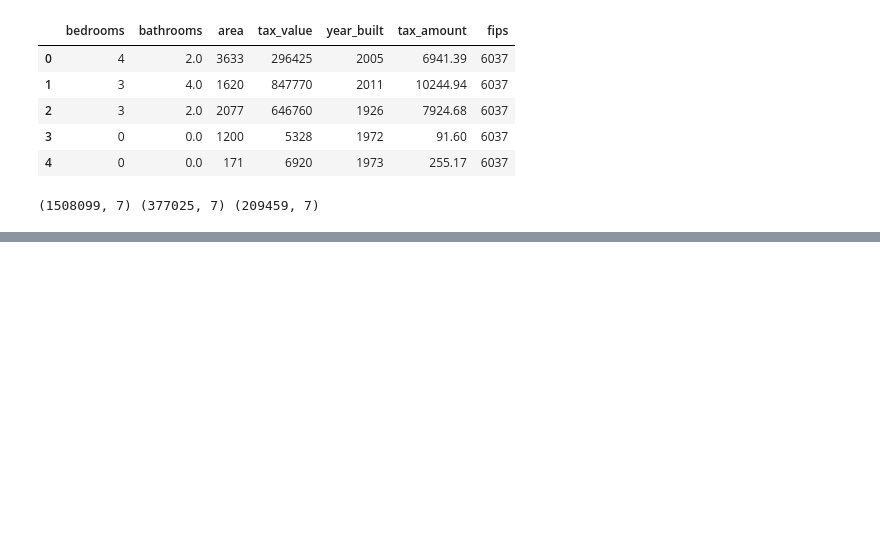
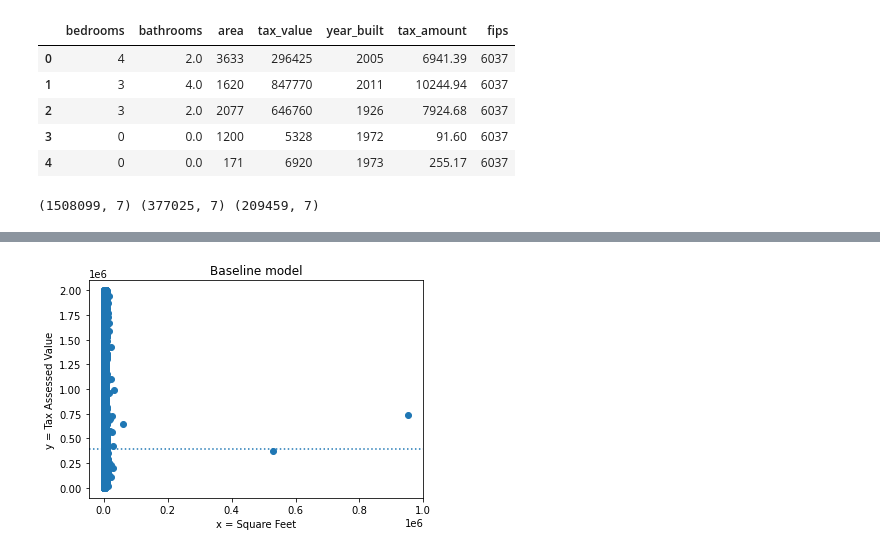
Before and after one commit to raycerna/regression-exercises, a Jupyter notebook: Modeling.ipynb, the cells around one changed output, grey strips where cells are left out. Drawn from its saved outputs; the diff is of its cells as text; code cells hidden in the pictures; blank space fills up the shorter version.

```diff
--- a/Modeling.ipynb
+++ b/Modeling.ipynb
@@ -35,0 +43,3 @@ print(train.shape, validate.shape, test.shape)
+# %%
+
+train.drop(columns = ['bedrooms', 'bathrooms', 'year_built', 'tax_amount', 'fips'], inplace=True)
@@ -35,0 +91,3 @@ print(train.shape, validate.shape, test.shape)
+# %%
+train['baseline'] = train.tax_value.mean()
+train.head()
@@ -35,0 +101,10 @@ print(train.shape, validate.shape, test.shape)
+# %%
+# plot data with baseline:
+
+plt.scatter(train.area, train.tax_value)
+plt.axhline(train.tax_value.mean(), ls = ':')
+plt.xlabel('x = Square Feet')
+plt.ylabel('y = Tax Assessed Value')
+plt.title('Baseline model');
+# %% [output]
+[figure, added]
```
Also changed, not shown: parts of 30 cells of this notebook.
